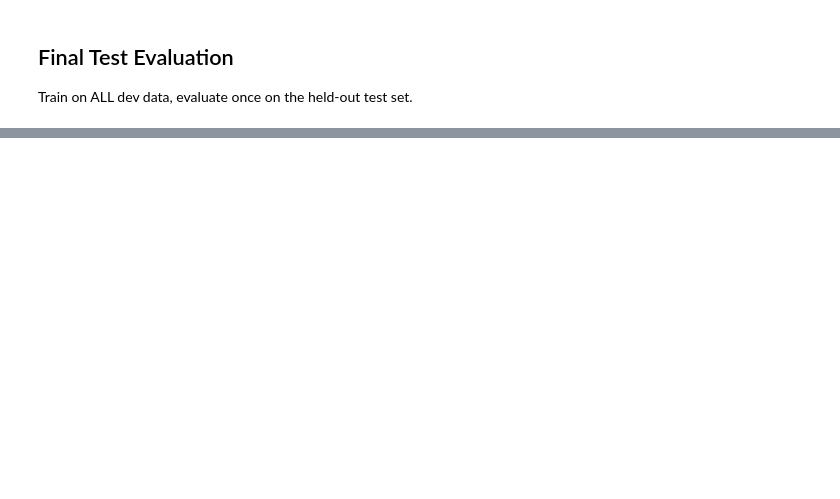
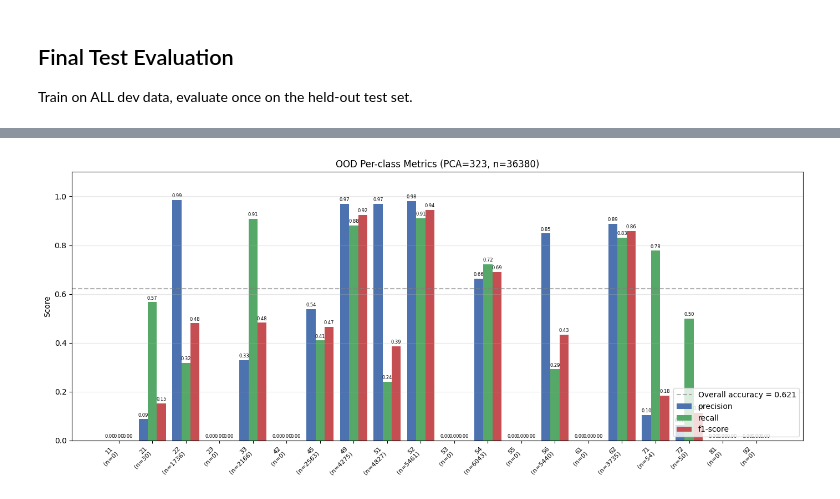
Before and after one commit to kathytran88/ClimateTurtles-ExioNaics-LLM-emissions-estimation, a Jupyter notebook: Brian/embedding_knn_classifier/rbf_svm_classifier.ipynb, the cells around one changed output, grey strips where cells are left out. Saved outputs shown, nothing was run; the diff lists cells and outputs as text; code cells hidden in the pictures; blank space fills up the shorter version.

```diff
--- a/Brian/embedding_knn_classifier/rbf_svm_classifier.ipynb
+++ b/Brian/embedding_knn_classifier/rbf_svm_classifier.ipynb
@@ -59,18 +55,16 @@ y2 = le2.fit_transform(df['NAICS_2_merged'].astype(str))
 print(f"Total samples: {len(df)}, Classes: {len(le2.classes_)}")
 
 SEED = 192
-N_FOLDS = 5
-PCA_DIMS = 512
+PCA_DIMS = 323
 TEST_SIZE = 0.1
+TOP_K = [1, 3, 5]
 
 # Hold out test set FIRST — never touched until final evaluation
 X_dev, X_test, y_dev, y_test = train_test_split(
     X, y2, test_size=TEST_SIZE, random_state=SEED, stratify=y2
 )
 print(f"Dev: {len(X_dev)}, Test: {len(X_test)} (held out)")
-
-skf = StratifiedKFold(n_splits=N_FOLDS, shuffle=True, random_state=SEED)
-print(f"{N_FOLDS}-fold stratified CV on dev set, PCA to {PCA_DIMS} dims")
+print(f"PCA to {PCA_DIMS} dims")
 # %% [output]
 Total samples: 14140, Classes: 20
 Dev: 12726, Test: 1414 (held out)
@@ -155,5 +71,0 @@ weighted avg       0.68      0.69      0.68     12726
-# %%
-cm = confusion_matrix(all_y_true, all_y_pred)
-cm_df = pd.DataFrame(cm, index=le2.classes_, columns=le2.classes_)
-print("Confusion Matrix (rows=true, cols=predicted):")
-print(cm_df)
@@ -226,0 +276,67 @@ Done in 116.5s
+# %%
+OOD_CSV = '../../.ipynb_checkpoints/ood_dataset_embeddings_large.csv'
+
+print(f"Loading OOD dataset from {OOD_CSV}...")
+ood_df = pd.read_csv(OOD_CSV)
+print(f"OOD shape: {ood_df.shape}")
+
+# Parse embeddings (cache as .npy on first run)
+ood_npy = OOD_CSV.rsplit('.', 1)[0] + '.npy'
+if os.path.exists(ood_npy):
+    print(f"Loading cached embeddings from {ood_npy}")
+    X_ood = np.load(ood_npy)
+else:
+    print("Parsing embeddings...")
+    start = time.time()
+    X_ood = np.array([json.loads(e) for e in ood_df['embeddings']], dtype=np.float32)
+    print(f"Done in {time.time()-start:.1f}s")
+    np.save(ood_npy, X_ood)
+print(f"Embedding shape: {X_ood.shape}")
+
+# L2-normalize (same preprocessing as training)
+X_ood = normalize(X_ood)
+
+# Remap collapsed OOD codes to the training-label space
+# Training merged: {31, 32} -> 33, {44, 45} -> 45, {48, 49} -> 49
+# OOD already collapsed: 31-33 -> '31', 44-45 -> '44', 48-49 -> '48'
+OOD_TO_TRAIN_MAP = {'31': '33', '44': '45', '48': '49'}
+ood_df['naics2_code_str'] = ood_df['naics2_code'].astype(str).replace(OOD_TO_TRAIN_MAP)
+
+# Drop rows whose label isn't in the trained class set
+known_classes = set(le2.classes_)
+mask = ood_df['naics2_code_str'].isin(known_classes)
+print(f"\nKeeping {mask.sum()}/{len(mask)} rows with known labels")
+dropped = set(ood_df.loc[~mask, 'naics2_code_str'].unique())
+if dropped:
+    print(f"Dropped labels (not in train classes): {dropped}")
+
+X_ood = X_ood[mask.values]
+y_ood = le2.transform(ood_df.loc[mask, 'naics2_code_str'])
+
+# Project with the PCA fit on the dev set
+X_ood_pca = pca_final.transform(X_ood)
+
+# Predict probabilities once, derive both top-k metrics and the report from the same source
+print(f"\nPredicting on {len(y_ood)} OOD samples...")
+start = time.time()
+proba_ood = final_model.predict_proba(X_ood_pca)
+y_ood_pred = np.argmax(proba_ood, axis=1)  # consistent with top-1 below
+print(f"Done in {time.time()-start:.1f}s")
+
+# Top-k accuracy
+print()
+for k in TOP_K:
+    top_k_preds = np.argsort(proba_ood, axis=1)[:, -k:]
+    correct = np.any(top_k_preds == y_ood[:, None], axis=1).mean()
+    print(f"  OOD Top-{k}: {correct:.4f}")
+
+ood_report = plot_classification_metrics(
+    y_ood, y_ood_pred, le2.classes_,
+    title=f"OOD Per-class Metrics (PCA={PCA_DIMS}, n={len(y_ood)})"
+)
+
+cm_ood = plot_confusion_matrix(
+    y_ood, y_ood_pred, le2.classes_,
+    title=f"OOD Confusion Matrix (PCA={PCA_DIMS}, n={len(y_ood)})"
+)
+# %% [output]
@@ -226,0 +356 @@ Done in 116.5s
+[figure, added]
```
Also changed, not shown: parts of 14 cells of this notebook.
